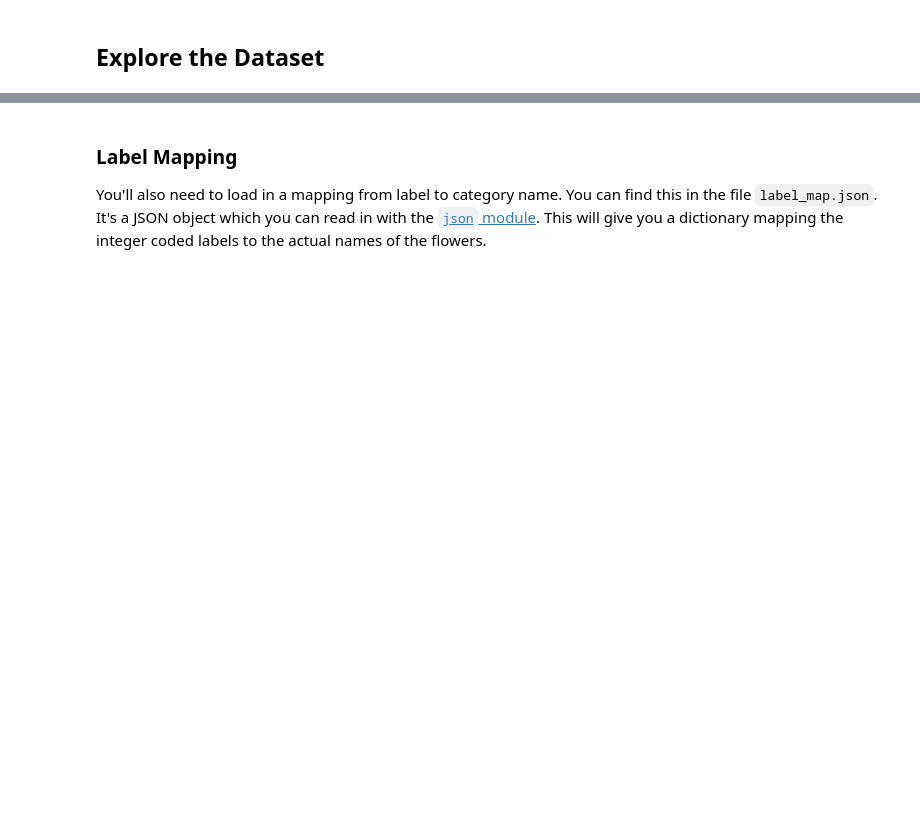
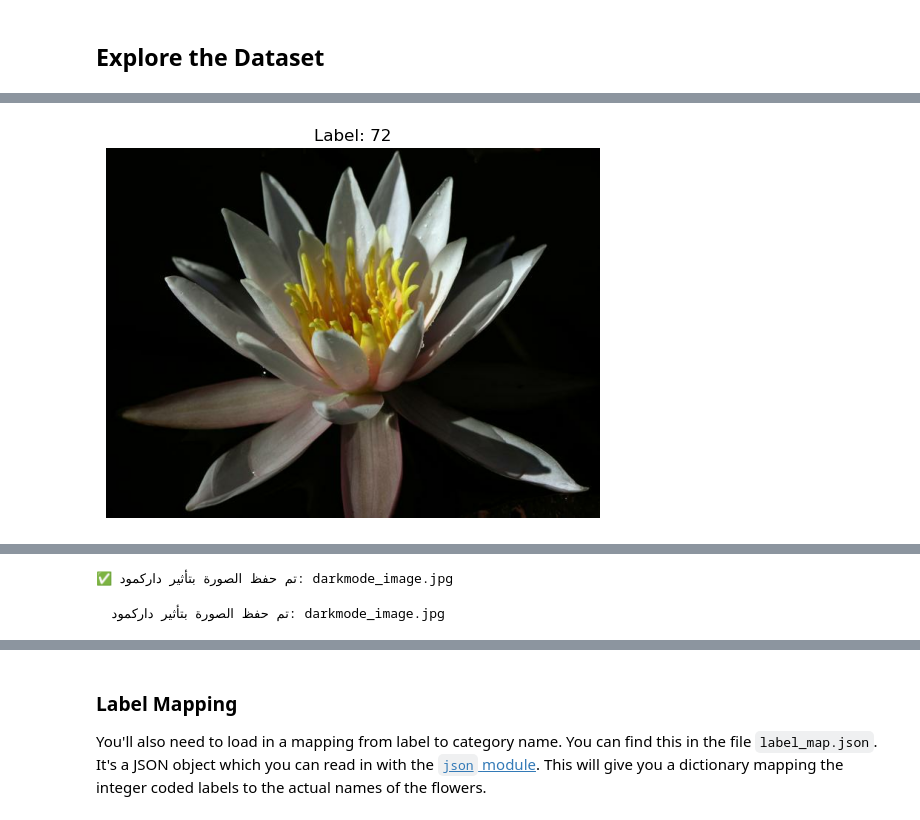
Before and after one commit to Solvanix/STEAM_Forge, a Jupyter notebook: Project_Image_Classifier_Project-checkpoint.ipynb, the cells around one changed output, grey strips where cells are left out. Saved outputs shown, nothing was run; the diff lists cells and outputs as text; code cells hidden in the pictures; blank space fills up the shorter version.

```diff
--- a/Project_Image_Classifier_Project-checkpoint.ipynb
+++ b/Project_Image_Classifier_Project-checkpoint.ipynb
@@ -155,0 +376,11 @@ The validation and testing sets are used to measure the model's performance on d
+# %%
+import matplotlib.pyplot as plt
+
+# أخذ صورة واحدة من مجموعة التدريب وعرضها
+for image, label in train_set.take(1):
+    plt.imshow(image.numpy())  # عرض الصورة
+    plt.title(f"Label: {label.numpy()}")  # تعيين العنوان بناءً على التسمية فقط
+    plt.axis("off")  # إزالة المحاور لتحسين العرض
+    plt.show()
+# %% [output]
+[figure, added]
@@ -156,2 +388,54 @@ The validation and testing sets are used to measure the model's performance on d
 # %%
 conda list --explicit > environment_freeze.txt
+# %%
+import tensorflow_datasets as tfds
+import tensorflow as tf
+import matplotlib.pyplot as plt
+
+# تحميل البيانات
+dataset_name = "oxford_flowers102"
+dataset, info = tfds.load(dataset_name, as_supervised=True, with_info=True)
+
+# البحث عن صورة التصنيف 72
+for image, label in dataset['train']:
+    if label.numpy() == 72:
+        # تطبيق تأثير الداركمود
+        image = tf.image.adjust_brightness(image, -0.1)  # تقليل السطوع
+        image = tf.image.adjust_contrast(image, 1.5)  # تعزيز التباين
+        image = tf.image.adjust_saturation(image, 1.2)  # تحسين الألوان
+        image = tf.image.adjust_hue(image, -0.05)  # تعديل طفيف في اللون
+        image = tf.clip_by_value(image, 0, 1)  # التأكد من القيم الصحيحة
+
+        # حفظ الصورة المعدلة
+        plt.imsave("darkmode_image.jpg", image.numpy())
+
+        print("✅ تم حفظ الصورة بتأثير داركمود: darkmode_image.jpg")
+        break
+# %% [output]
+✅ تم حفظ الصورة بتأثير داركمود: darkmode_image.jpg
+# %%
+import tensorflow_datasets as tfds
+import tensorflow as tf
+import matplotlib.pyplot as plt
+
+# تحميل البيانات
+dataset_name = "oxford_flowers102"
+dataset, info = tfds.load(dataset_name, as_supervised=True, with_info=True)
+
+# البحث عن صورة التصنيف 72
+for image, label in dataset['train']:
+    if label.numpy() == 72:
+        # تطبيق تأثير الداركمود السينمائي
+        image = tf.image.adjust_brightness(image, -0.1)  # تقليل السطوع
+        image = tf.image.adjust_contrast(image, 1.5)  # تعزيز التباين
+        image = tf.image.adjust_saturation(image, 1.2)  # تحسين الألوان
+        image = tf.image.adjust_hue(image, -0.05)  # تعديل بسيط في اللون
+        image = tf.clip_by_value(image, 0, 1)  # ضبط القيم ضمن النطاق الصحيح
+
+        # حفظ الصورة المعدلة
+        plt.imsave("darkmode_image.jpg", image.numpy())
+
+        print("  تم حفظ الصورة بتأثير داركمود: darkmode_image.jpg")
+        break
+# %% [output]
+  تم حفظ الصورة بتأثير داركمود: darkmode_image.jpg
```
Also changed, not shown: parts of 49 cells of this notebook, 5 other files.
